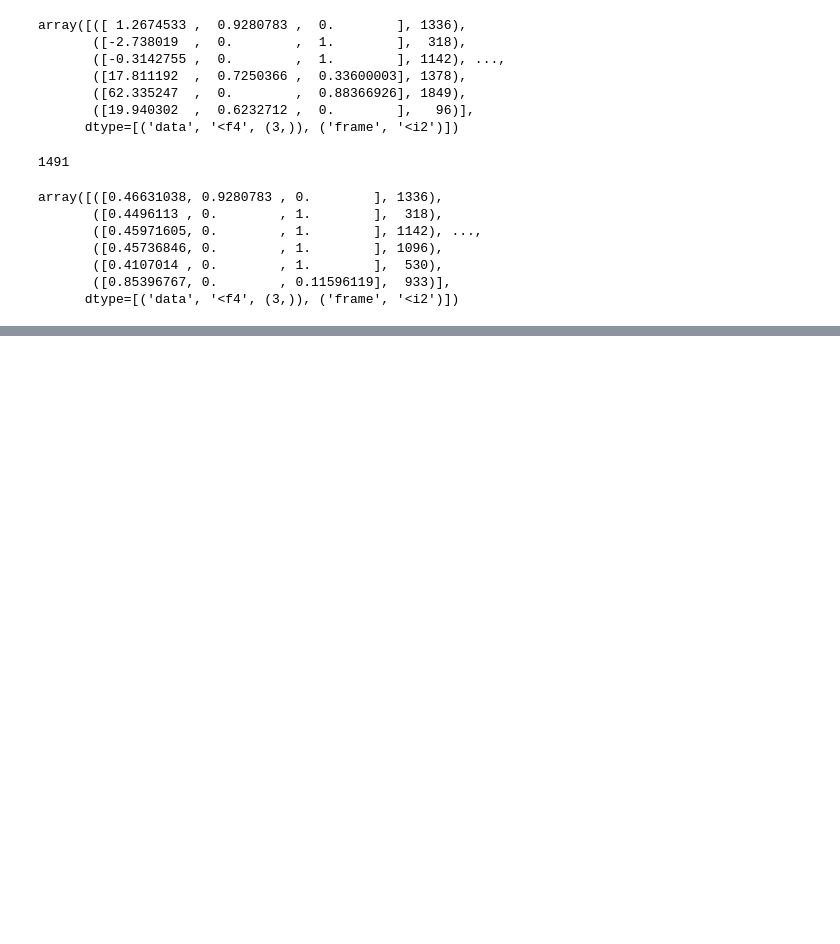
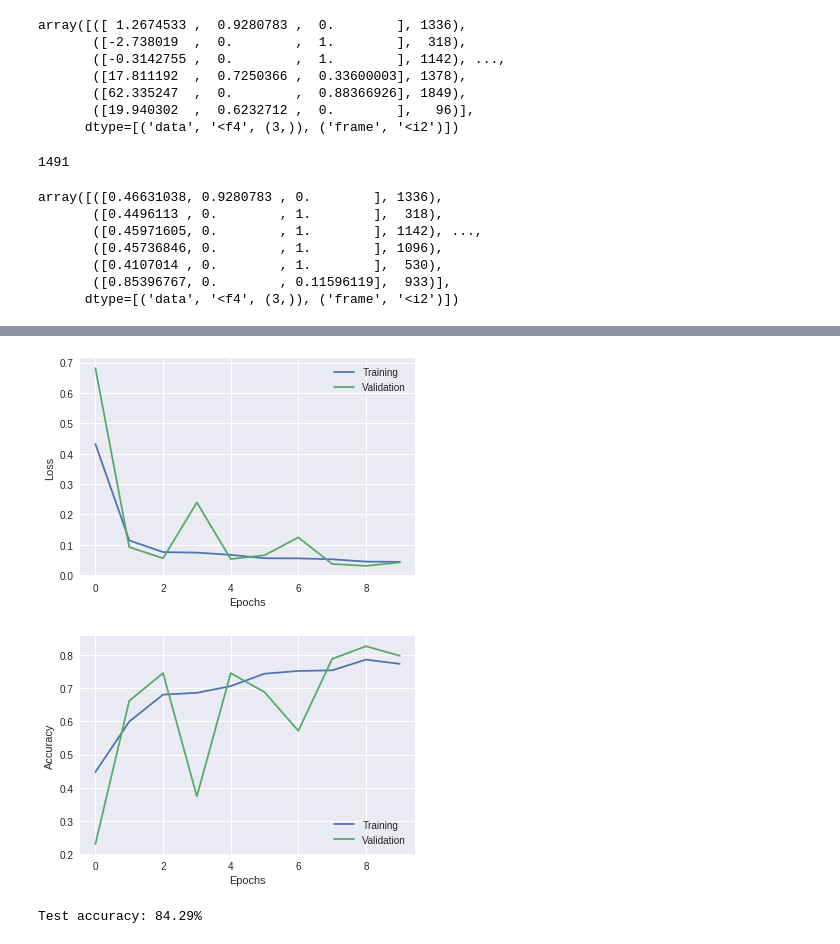
Before and after one commit to ffabi/AssettoCorsaSelfDriving, a Jupyter notebook: AssettoCorsaSelfDriving.ipynb, the cells around one changed output, grey strips where cells are left out. Drawn from its saved outputs; the diff is of its cells as text; code cells hidden in the pictures; blank space fills up the shorter version.

Commit message:
train done

```diff
--- a/AssettoCorsaSelfDriving.ipynb
+++ b/AssettoCorsaSelfDriving.ipynb
@@ -185,0 +208,2 @@ class DataGenerator(keras.utils.Sequence):
+# %%
+img_shape = (470, 1280, 3)
@@ -185,0 +233,3 @@ class DataGenerator(keras.utils.Sequence):
+# %%
+model.compile(optimizer="adam", loss="mse", metrics=['mae', 'acc'])
+print(model.summary())
@@ -185,0 +275,20 @@ class DataGenerator(keras.utils.Sequence):
+# %%
+training_generator = DataGenerator(train, dim=img_shape)
+validation_generator = DataGenerator(valid, dim=img_shape)
+
+#setup early stopping
+es = EarlyStopping(patience=5, verbose=1, min_delta=0.005)
+
+#we are going to keep only the best model
+mcp = ModelCheckpoint(filepath='weights.hdf5', verbose=1, save_best_only=True)
+
+# set parameters and start learning
+history = model.fit_generator(
+            generator=training_generator,
+            validation_data=validation_generator,
+            use_multiprocessing=True,
+          epochs=10, # early stopping detects the end
+          verbose=1,
+          shuffle=True,
+          callbacks=[mcp, es]
+         )
@@ -185,0 +313,15 @@ class DataGenerator(keras.utils.Sequence):
+# %%
+# load back best model (early stopping + model checkpoint)
+model = load_model('weights.hdf5')
+# %%
+#plot learning history
+plot_history(history)
+
+# Final evaluation of the model
+test_generator = DataGenerator(test, dim=img_shape)
+scores = model.evaluate_generator(test_generator, verbose=0)
+print("Test accuracy: %.2f%%" % (scores[2]*100))
+# %% [output]
+[figure, added]
+[figure, added]
+Test accuracy: 84.29%
```
Also changed, not shown: parts of 7 cells of this notebook.
